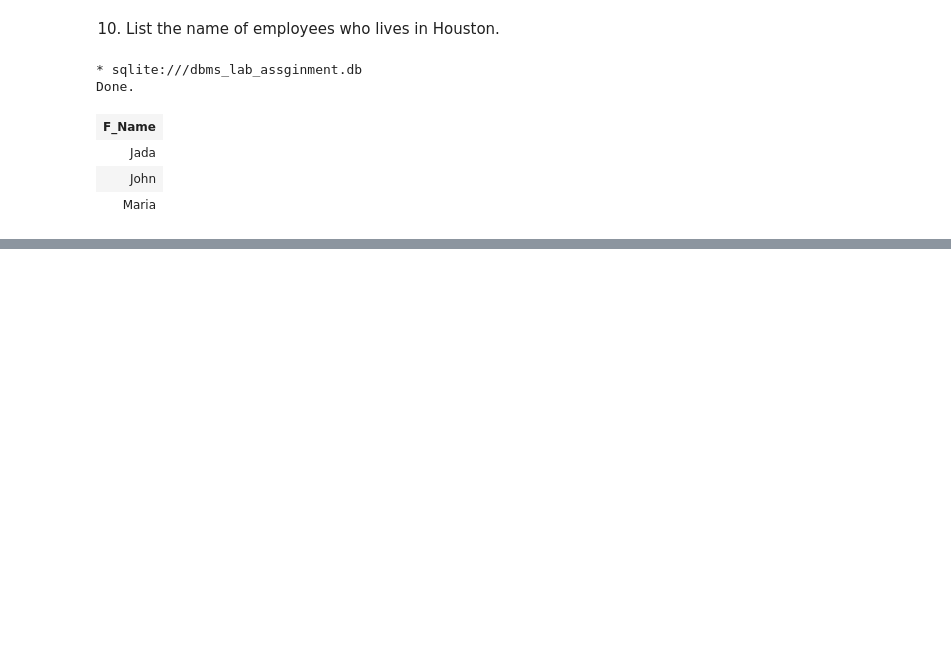
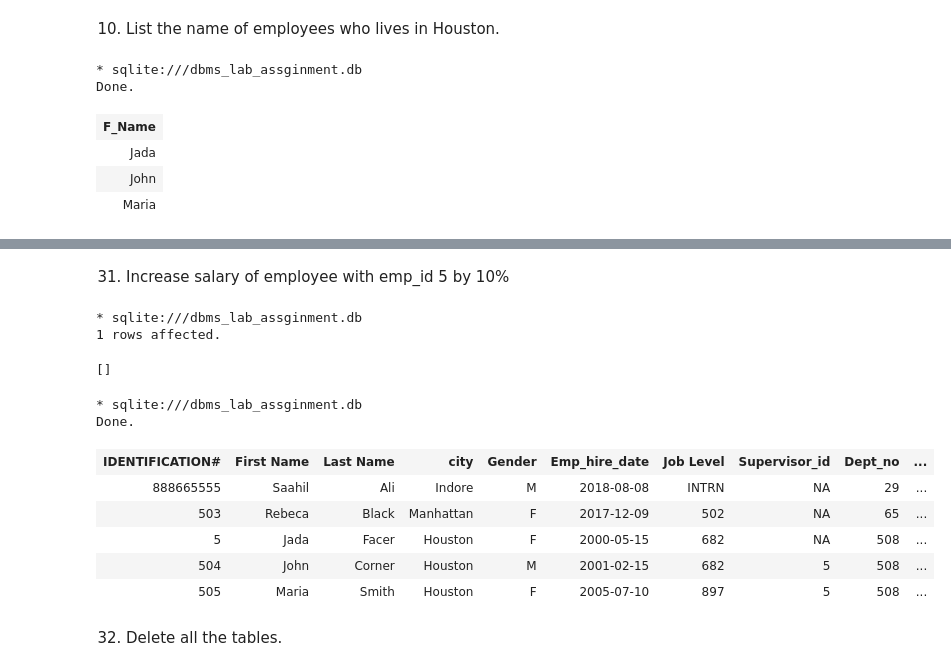
Before and after one commit to programmer290399/IT-403B-Data-Base-Management-System, a Jupyter notebook: dbms_lab_assignment.ipynb, the cells around one changed output, grey strips where cells are left out. Drawn from its saved outputs; the diff is of its cells as text; code cells hidden in the pictures; blank space fills up the shorter version.

```diff
--- a/dbms_lab_assignment.ipynb
+++ b/dbms_lab_assignment.ipynb
@@ -377,0 +718,25 @@ Done.
+# %% [markdown]
+31. Increase salary of employee with emp_id 5 by 10%
+# %%
+%%sql
+UPDATE Employee_details
+SET Salary = 1.1 * Salary
+WHERE "IDENTIFICATION#"=5;
+# %% [output]
+* sqlite:///dbms_lab_assginment.db
+1 rows affected.
+[]
+# %%
+%%sql
+SELECT * FROM Employee_details ;
+# %% [output]
+* sqlite:///dbms_lab_assginment.db
+Done.
+| IDENTIFICATION# | First Name | Last Name | city | Gender | Emp_hire_date | Job Level | Supervisor_id | Dept_no | ... |
+| 888665555 | Saahil | Ali | Indore | M | 2018-08-08 | INTRN | NA | 29 | ... |
+| 503 | Rebeca | Black | Manhattan | F | 2017-12-09 | 502 | NA | 65 | ... |
+| 5 | Jada | Facer | Houston | F | 2000-05-15 | 682 | NA | 508 | ... |
+| 504 | John | Corner | Houston | M | 2001-02-15 | 682 | 5 | 508 | ... |
+| 505 | Maria | Smith | Houston | F | 2005-07-10 | 897 | 5 | 508 | ... |
+# %% [markdown]
+32. Delete all the tables.
```
Also changed, not shown: parts of 55 cells of this notebook, 1 other file.
